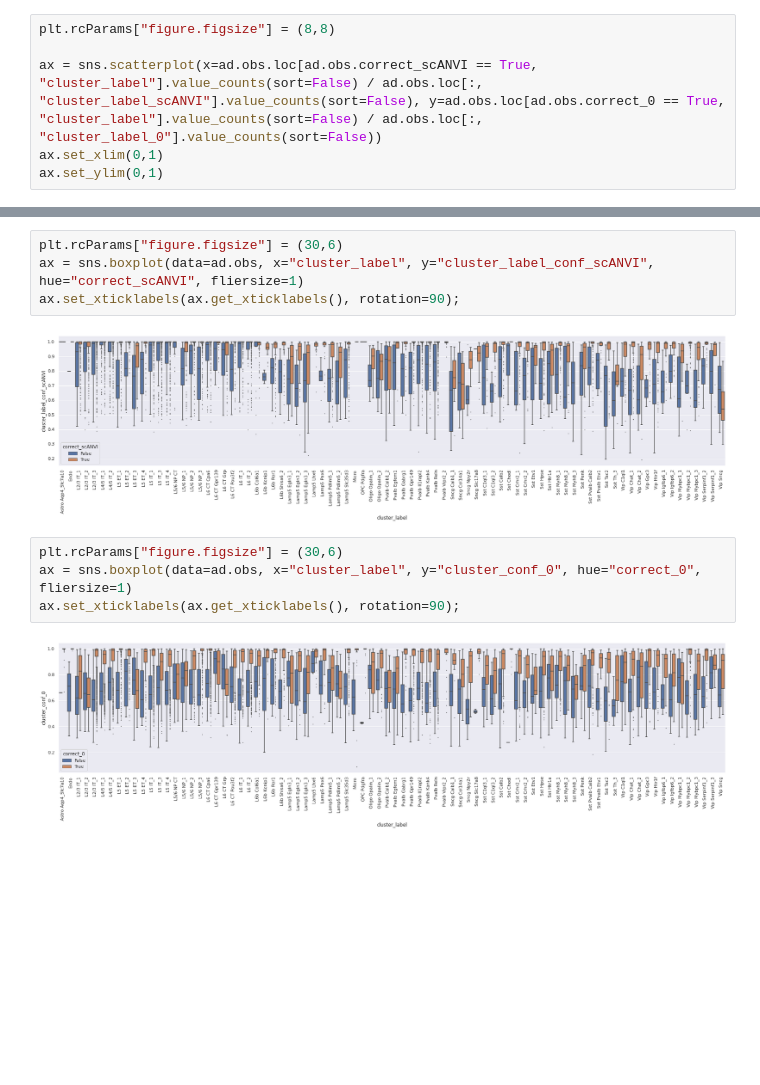
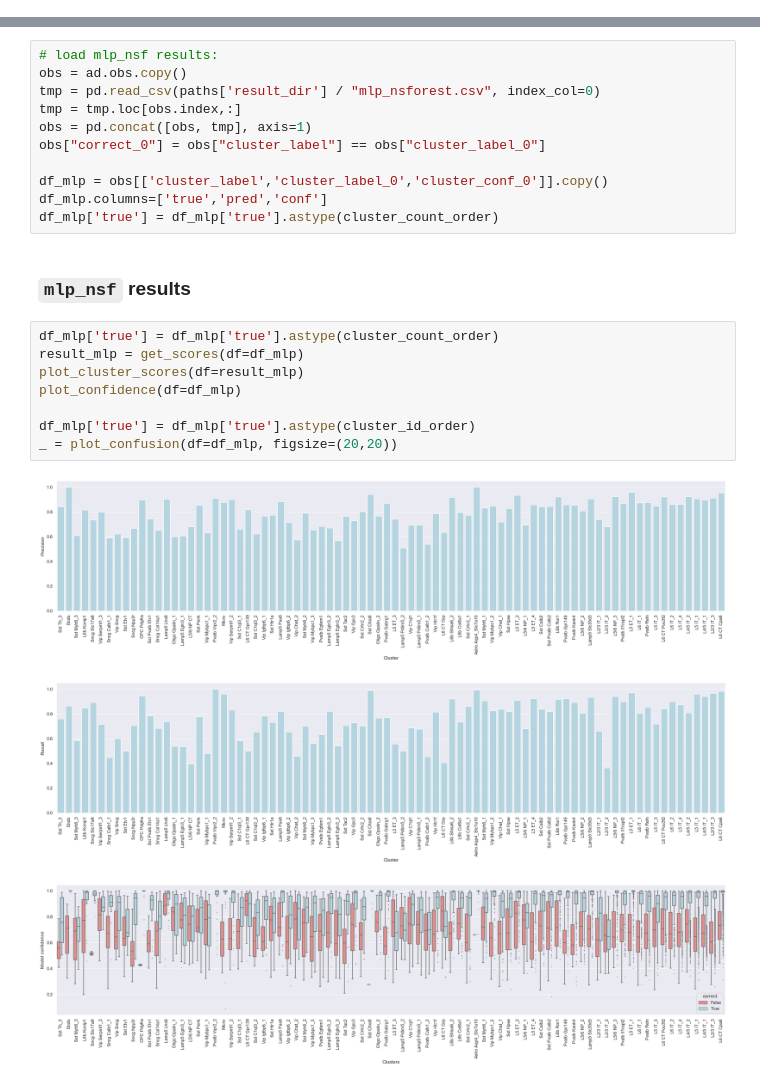
Before and after one commit to AllenInstitute/bmark, a Jupyter notebook: notebooks/01_analyze_results.ipynb, the cells around one changed output, grey strips where cells are left out. Cells and saved outputs as stored; diff of their text form; blank space fills up the shorter version.

Commit message:
cluster level comparisons

```diff
--- a/notebooks/01_analyze_results.ipynb
+++ b/notebooks/01_analyze_results.ipynb
@@ -43,6 +34,0 @@ ax.set_ylim(0,1)
-# %%
-plt.rcParams["figure.figsize"] = (8,8)
-
-ax = sns.scatterplot(x=ad.obs.loc[ad.obs.correct_scANVI == True, "cluster_label"].value_counts(sort=False) / ad.obs.loc[:, "cluster_label_scANVI"].value_counts(sort=False), y=ad.obs.loc[ad.obs.correct_0 == True, "cluster_label"].value_counts(sort=False) / ad.obs.loc[:, "cluster_label_0"].value_counts(sort=False))
-ax.set_xlim(0,1)
-ax.set_ylim(0,1)
@@ -52,12 +35,25 @@ ax.set_ylim(0,1)
-# %%
-plt.rcParams["figure.figsize"] = (30,6)
-ax = sns.boxplot(data=ad.obs, x="cluster_label", y="cluster_label_conf_scANVI", hue="correct_scANVI", fliersize=1)
-ax.set_xticklabels(ax.get_xticklabels(), rotation=90);
-# %% [output]
-[figure, removed]
-# %%
-plt.rcParams["figure.figsize"] = (30,6)
-ax = sns.boxplot(data=ad.obs, x="cluster_label", y="cluster_conf_0", hue="correct_0", fliersize=1)
-ax.set_xticklabels(ax.get_xticklabels(), rotation=90);
-# %% [output]
-[figure, removed]
+# %%
+# load mlp_nsf results:
+obs = ad.obs.copy()
+tmp = pd.read_csv(paths['result_dir'] / "mlp_nsforest.csv", index_col=0)
+tmp = tmp.loc[obs.index,:]
+obs = pd.concat([obs, tmp], axis=1)
+obs["correct_0"] = obs["cluster_label"] == obs["cluster_label_0"]
+
+df_mlp = obs[['cluster_label','cluster_label_0','cluster_conf_0']].copy()
+df_mlp.columns=['true','pred','conf']
+df_mlp['true'] = df_mlp['true'].astype(cluster_count_order)
+# %% [markdown]
+### `mlp_nsf` results
+# %%
+df_mlp['true'] = df_mlp['true'].astype(cluster_count_order)
+result_mlp = get_scores(df=df_mlp)
+plot_cluster_scores(df=result_mlp)
+plot_confidence(df=df_mlp)
+
+df_mlp['true'] = df_mlp['true'].astype(cluster_id_order)
+_ = plot_confusion(df=df_mlp, figsize=(20,20))
+# %% [output]
+[figure, added]
+[figure, added]
+[figure, added]
```
Also changed, not shown: parts of 12 cells of this notebook, 2 other files.
